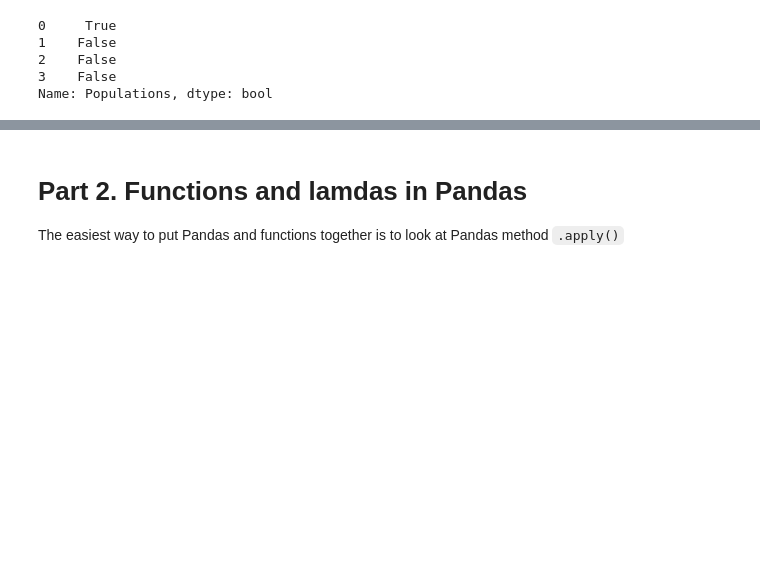
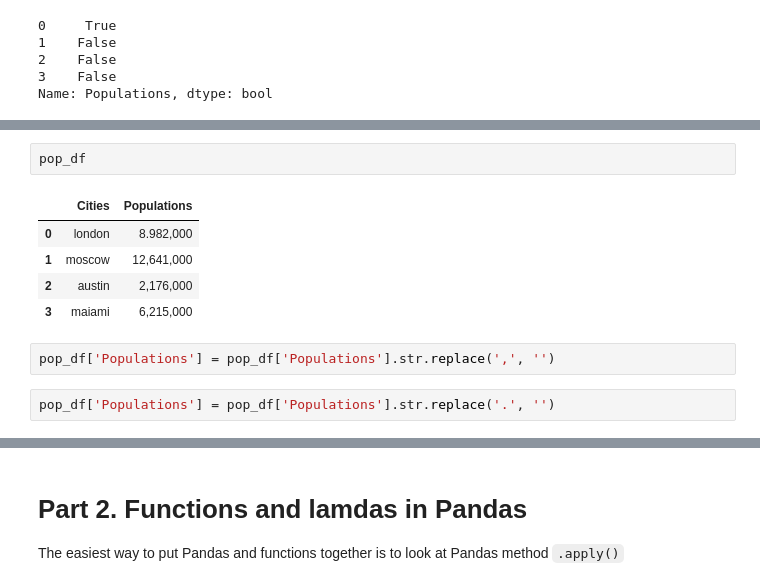
Before and after one commit to EDGENortheastern/recap-solved, a Jupyter notebook: recap.ipynb, the cells around one changed output, grey strips where cells are left out. Saved outputs shown, nothing was run; the diff lists cells and outputs as text; blank space fills up the shorter version.

```diff
--- a/recap.ipynb
+++ b/recap.ipynb
@@ -171,0 +198,12 @@ Name: Populations, dtype: bool
+# %%
+pop_df
+# %% [output]
+|  | Cities | Populations |
+| 0 | london | 8.982,000 |
+| 1 | moscow | 12,641,000 |
+| 2 | austin | 2,176,000 |
+| 3 | maiami | 6,215,000 |
+# %%
+pop_df['Populations'] = pop_df['Populations'].str.replace(',', '')
+# %%
+pop_df['Populations'] = pop_df['Populations'].str.replace('.', '')
```
Also changed, not shown: parts of 37 cells of this notebook.
